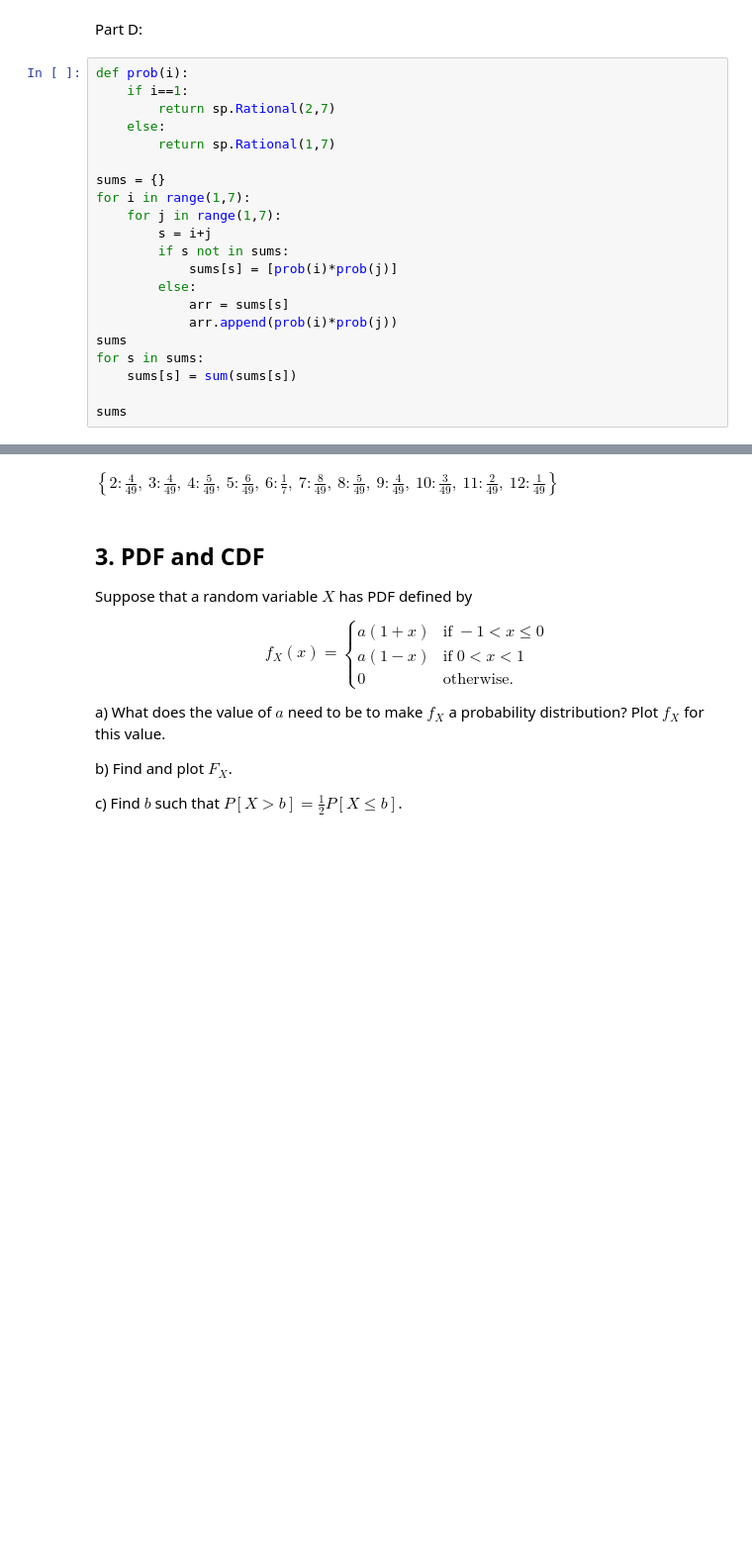
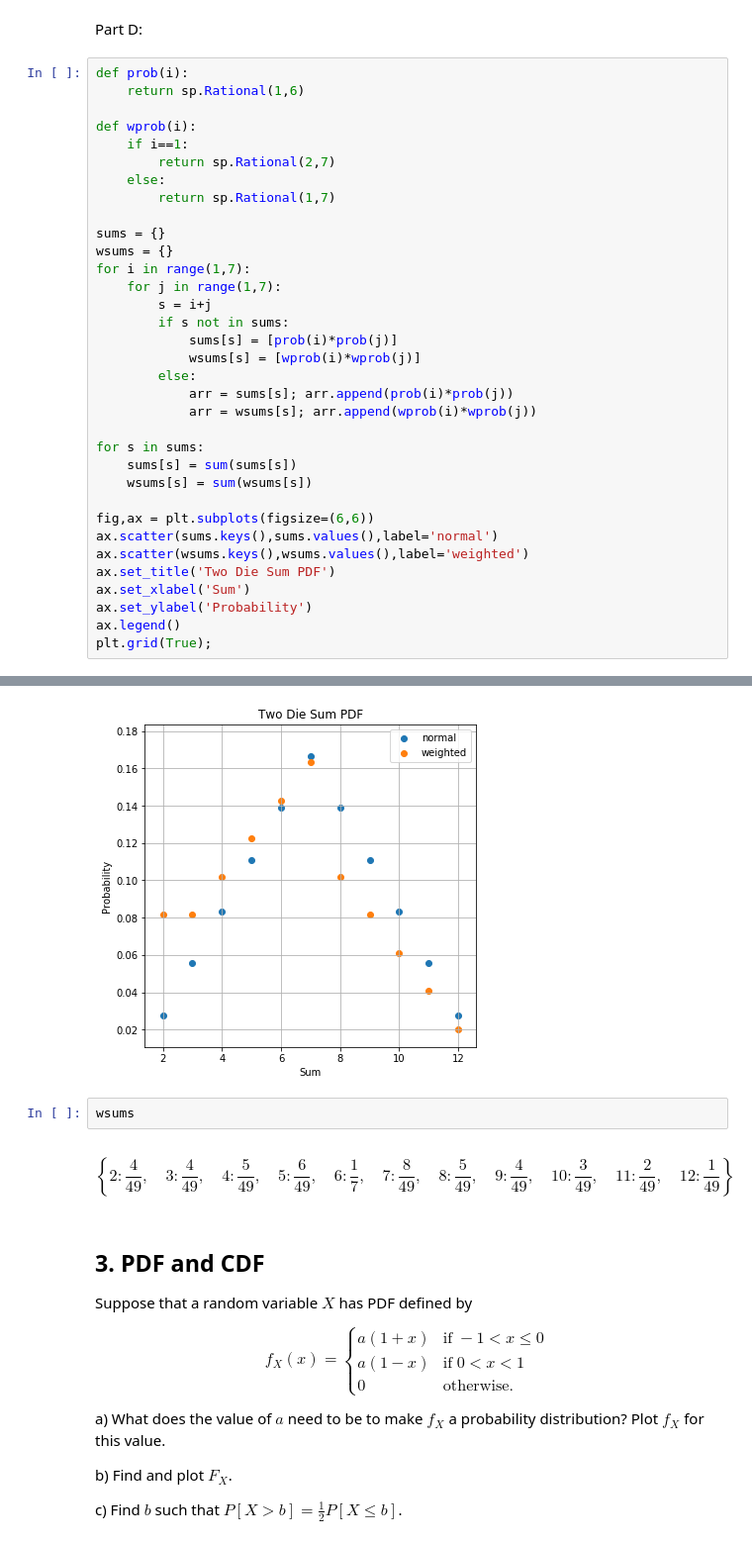
Before and after one commit to kegedy/EE502P, a Jupyter notebook: hw/kevin/HW08.ipynb, the cells around one changed output, grey strips where cells are left out. Shown at 99% size. Drawn from its saved outputs; the diff is of its cells as text; blank space fills up the shorter version.

```diff
--- a/hw/kevin/HW08.ipynb
+++ b/hw/kevin/HW08.ipynb
@@ -127,23 +127,36 @@ $(1-\frac{2}{7}) \cdot (1-\frac{2}{7}) = \frac{25}{49}$
 Part D:
 # %%
 def prob(i):
+    return sp.Rational(1,6)
+
+def wprob(i):
     if i==1:
         return sp.Rational(2,7)
     else:
         return sp.Rational(1,7)
 
 sums = {}
+wsums = {}
 for i in range(1,7):
     for j in range(1,7):
         s = i+j
         if s not in sums:
             sums[s] = [prob(i)*prob(j)]
+            wsums[s] = [wprob(i)*wprob(j)]
         else:
-            arr = sums[s]
-            arr.append(prob(i)*prob(j))
-sums
+            arr = sums[s]; arr.append(prob(i)*prob(j))
+            arr = wsums[s]; arr.append(wprob(i)*wprob(j))
+
 for s in sums:
     sums[s] = sum(sums[s])
+    wsums[s] = sum(wsums[s])
 
-sums
+fig,ax = plt.subplots(figsize=(6,6))
+ax.scatter(sums.keys(),sums.values(),label='normal')
+ax.scatter(wsums.keys(),wsums.values(),label='weighted')
+ax.set_title('Two Die Sum PDF')
+ax.set_xlabel('Sum')
+ax.set_ylabel('Probability')
+ax.legend()
+plt.grid(True);
 # %% [output]
@@ -151,4 +163,8 @@ $\displaystyle \left\{ 2 : \left[ \frac{4}{49}\right], \  3 : \left[ \frac{2}{49
-$\displaystyle \left\{ 2 : \frac{4}{49}, \  3 : \frac{4}{49}, \  4 : \frac{5}{49}, \  5 : \frac{6}{49}, \  6 : \frac{1}{7}, \  7 : \frac{8}{49}, \  8 : \frac{5}{49}, \  9 : \frac{4}{49}, \  10 : \frac{3}{49}, \  11 : \frac{2}{49}, \  12 : \frac{1}{49}\right\}$
+[figure, added]
+# %%
+wsums
+# %% [output]
+$$\left \{ 2 : \frac{4}{49}, \quad 3 : \frac{4}{49}, \quad 4 : \frac{5}{49}, \quad 5 : \frac{6}{49}, \quad 6 : \frac{1}{7}, \quad 7 : \frac{8}{49}, \quad 8 : \frac{5}{49}, \quad 9 : \frac{4}{49}, \quad 10 : \frac{3}{49}, \quad 11 : \frac{2}{49}, \quad 12 : \frac{1}{49}\right \}$$
 # %% [markdown]
 ## 3. PDF and CDF
 
```
Also changed, not shown: parts of 14 cells of this notebook.
